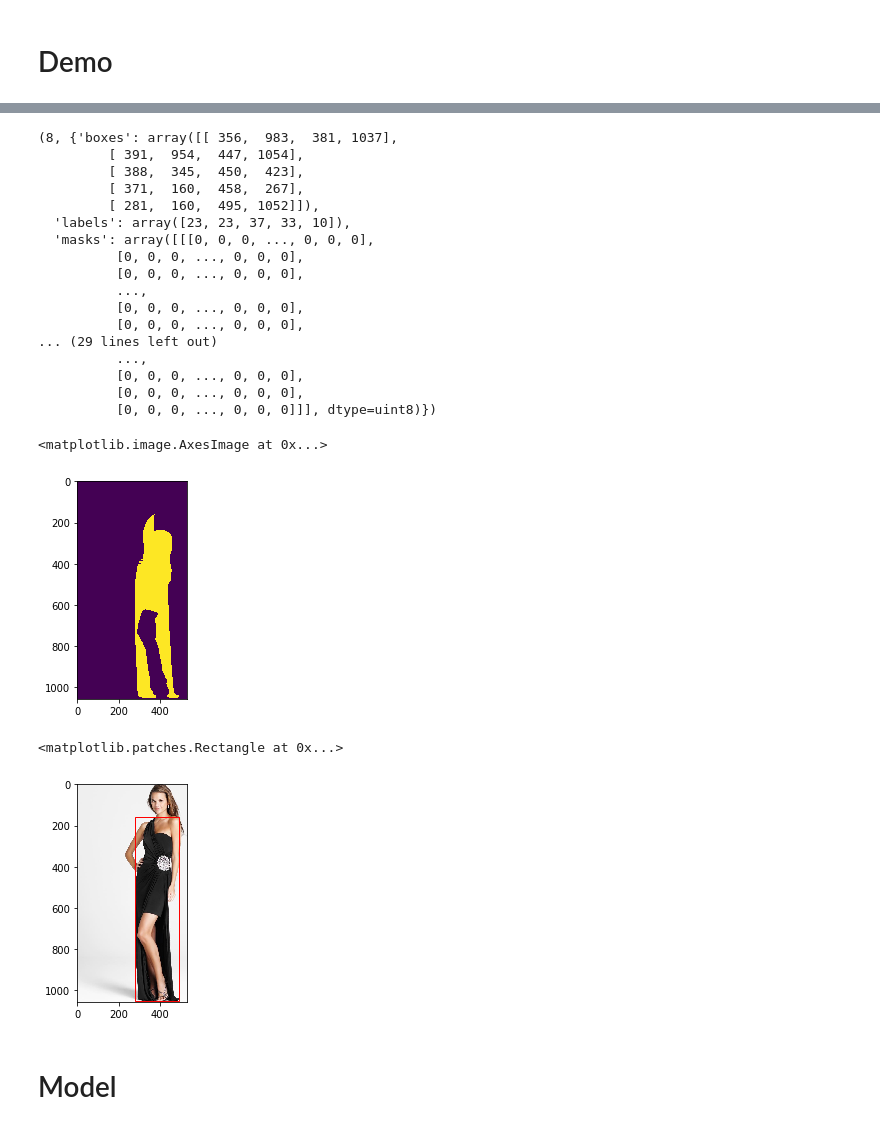
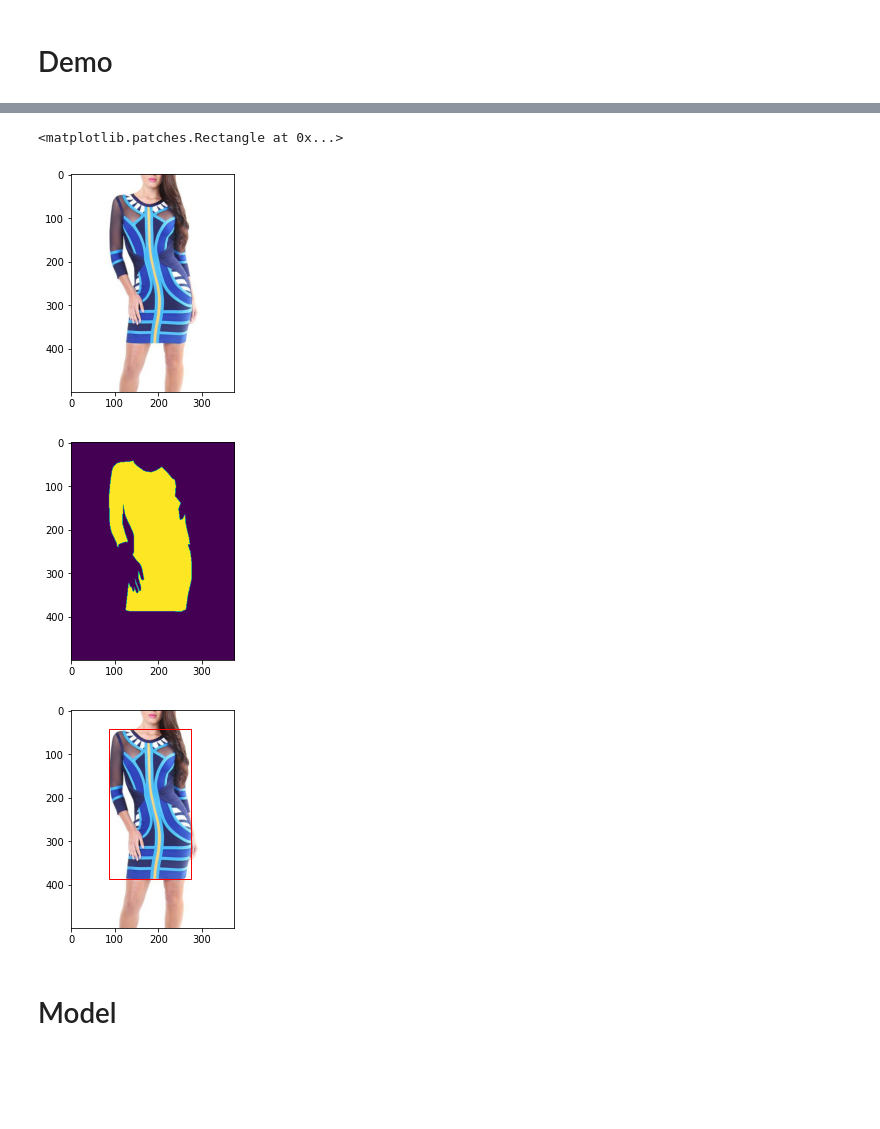
Before and after one commit to jay-chakalasiya/iMaterialist-Fashion-2020-at-FGVC7, a Jupyter notebook: main.ipynb, the cells around one changed output, grey strips where cells are left out. Drawn from its saved outputs; the diff is of its cells as text; code cells hidden in the pictures; blank space fills up the shorter version.

```diff
--- a/main.ipynb
+++ b/main.ipynb
@@ -50,38 +20,22 @@ plt.imshow(Images[0])
-# %%
-len(Ground_Truths), Ground_Truths[0]
-# %% [output]
-(8, {'boxes': array([[ 356,  983,  381, 1037],
-         [ 391,  954,  447, 1054],
-         [ 388,  345,  450,  423],
-         [ 371,  160,  458,  267],
-         [ 281,  160,  495, 1052]]),
-  'labels': array([23, 23, 37, 33, 10]),
-  'masks': array([[[0, 0, 0, ..., 0, 0, 0],
-          [0, 0, 0, ..., 0, 0, 0],
-          [0, 0, 0, ..., 0, 0, 0],
-          ...,
-          [0, 0, 0, ..., 0, 0, 0],
-          [0, 0, 0, ..., 0, 0, 0],
-... (29 lines left out)
-          ...,
-          [0, 0, 0, ..., 0, 0, 0],
-          [0, 0, 0, ..., 0, 0, 0],
-          [0, 0, 0, ..., 0, 0, 0]]], dtype=uint8)})
-# %%
-plt.imshow(Ground_Truths[0]['masks'][4])
-# %% [output]
-<matplotlib.image.AxesImage at 0x...>
-[figure, removed]
 # %%
+import matplotlib.pyplot as plt
+plt.figure()
+plt.imshow(Images[0])
+Ground_Truths[0]['masks'][3].shape
+plt.figure()
+plt.imshow(Ground_Truths[0]['masks'][3])
 from matplotlib.patches import Rectangle
+plt.figure()
 plt.imshow(Images[0])
-plt.gca().add_patch(Rectangle((Ground_Truths[0]['boxes'][4][0], Ground_Truths[0]['boxes'][4][1]),
-                              Ground_Truths[0]['boxes'][4][2]-Ground_Truths[0]['boxes'][4][0],
-                              Ground_Truths[0]['boxes'][4][3]-Ground_Truths[0]['boxes'][4][1],
+plt.gca().add_patch(Rectangle((Ground_Truths[0]['boxes'][3][0], Ground_Truths[0]['boxes'][3][1]),
+                              Ground_Truths[0]['boxes'][3][2]-Ground_Truths[0]['boxes'][3][0],
+                              Ground_Truths[0]['boxes'][3][3]-Ground_Truths[0]['boxes'][3][1],
                               linewidth=1,edgecolor='r',facecolor='none'))
 # %% [output]
 <matplotlib.patches.Rectangle at 0x...>
-[figure, old version]
+[figure, new version]
+[figure, added]
+[figure, added]
 # %% [markdown]
 # Model
 # %%
```
Also changed, not shown: parts of 8 cells of this notebook, 1 other file.
